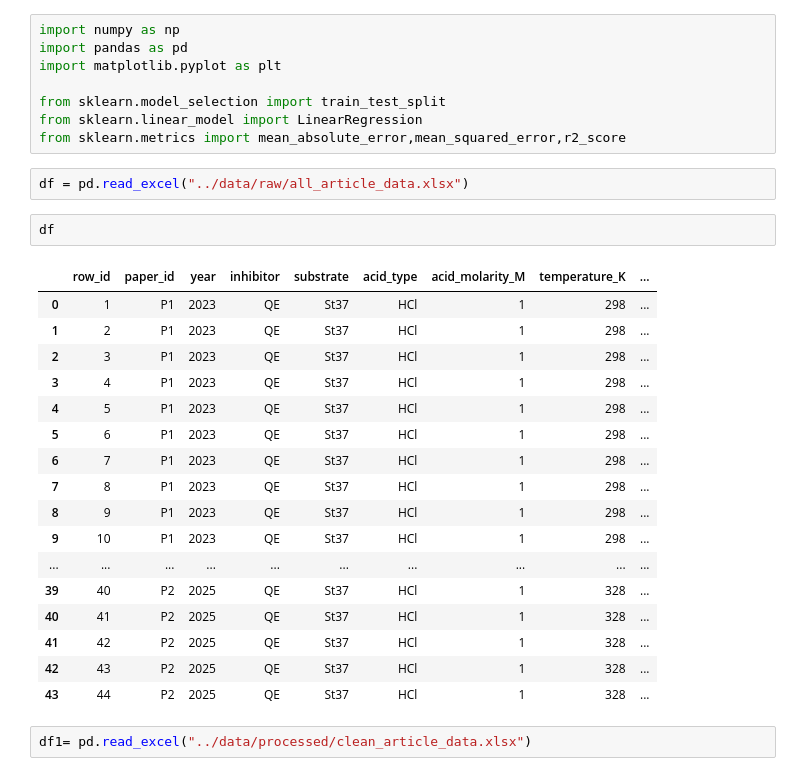
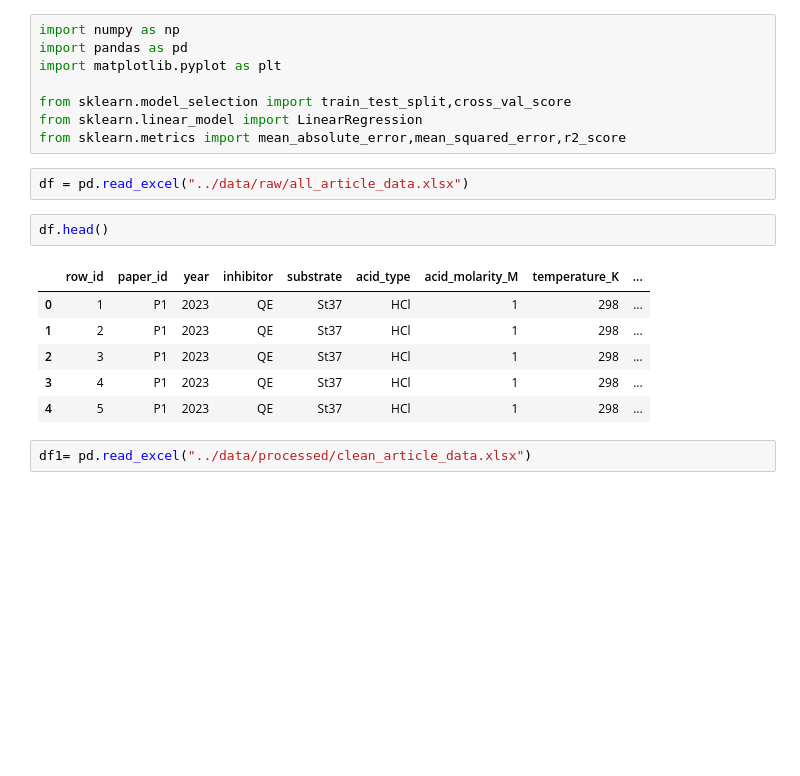
Before and after one commit to golafshani1985/ai-corrosion-quince, a Jupyter notebook: notebooks/01_baseline_model.ipynb, the cells around one changed output. Drawn from its saved outputs; the diff is of its cells as text; blank space fills up the shorter version.

```diff
--- a/notebooks/01_baseline_model.ipynb
+++ b/notebooks/01_baseline_model.ipynb
@@ -3,31 +3,20 @@ import numpy as np
 import pandas as pd
 import matplotlib.pyplot as plt
 
-from sklearn.model_selection import train_test_split
+from sklearn.model_selection import train_test_split,cross_val_score
 from sklearn.linear_model import LinearRegression
 from sklearn.metrics import mean_absolute_error,mean_squared_error,r2_score
 # %%
 df = pd.read_excel("../data/raw/all_article_data.xlsx")
 # %%
-df
+df.head()
 # %% [output]
 |  | row_id | paper_id | year | inhibitor | substrate | acid_type | acid_molarity_M | temperature_K | ... |
 | 0 | 1 | P1 | 2023 | QE | St37 | HCl | 1 | 298 | ... |
 | 1 | 2 | P1 | 2023 | QE | St37 | HCl | 1 | 298 | ... |
 | 2 | 3 | P1 | 2023 | QE | St37 | HCl | 1 | 298 | ... |
 | 3 | 4 | P1 | 2023 | QE | St37 | HCl | 1 | 298 | ... |
 | 4 | 5 | P1 | 2023 | QE | St37 | HCl | 1 | 298 | ... |
-| 5 | 6 | P1 | 2023 | QE | St37 | HCl | 1 | 298 | ... |
-| 6 | 7 | P1 | 2023 | QE | St37 | HCl | 1 | 298 | ... |
-| 7 | 8 | P1 | 2023 | QE | St37 | HCl | 1 | 298 | ... |
-| 8 | 9 | P1 | 2023 | QE | St37 | HCl | 1 | 298 | ... |
-| 9 | 10 | P1 | 2023 | QE | St37 | HCl | 1 | 298 | ... |
-| ... | ... | ... | ... | ... | ... | ... | ... | ... | ... |
-| 39 | 40 | P2 | 2025 | QE | St37 | HCl | 1 | 328 | ... |
-| 40 | 41 | P2 | 2025 | QE | St37 | HCl | 1 | 328 | ... |
-| 41 | 42 | P2 | 2025 | QE | St37 | HCl | 1 | 328 | ... |
-| 42 | 43 | P2 | 2025 | QE | St37 | HCl | 1 | 328 | ... |
-| 43 | 44 | P2 | 2025 | QE | St37 | HCl | 1 | 328 | ... |
 # %%
 df1= pd.read_excel("../data/processed/clean_article_data.xlsx")
 # %%
```
Also changed, not shown: parts of 7 cells of this notebook.
